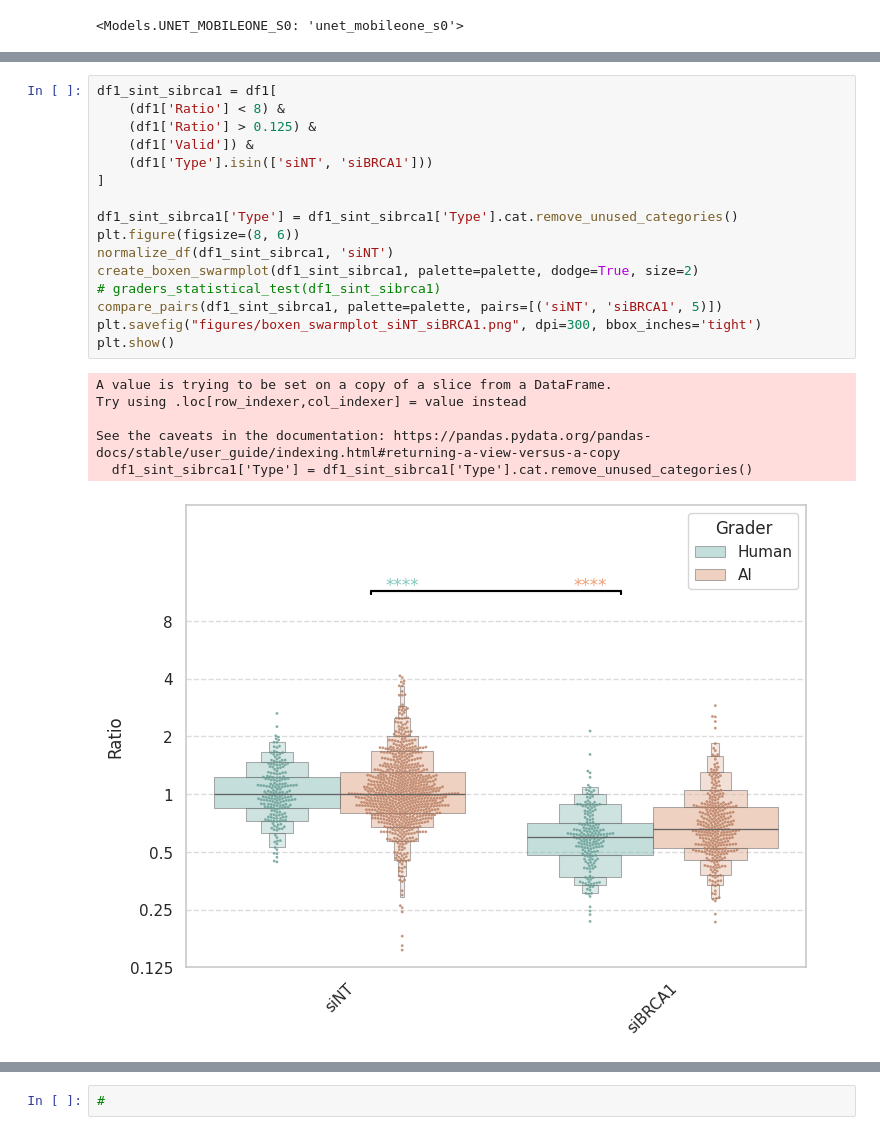
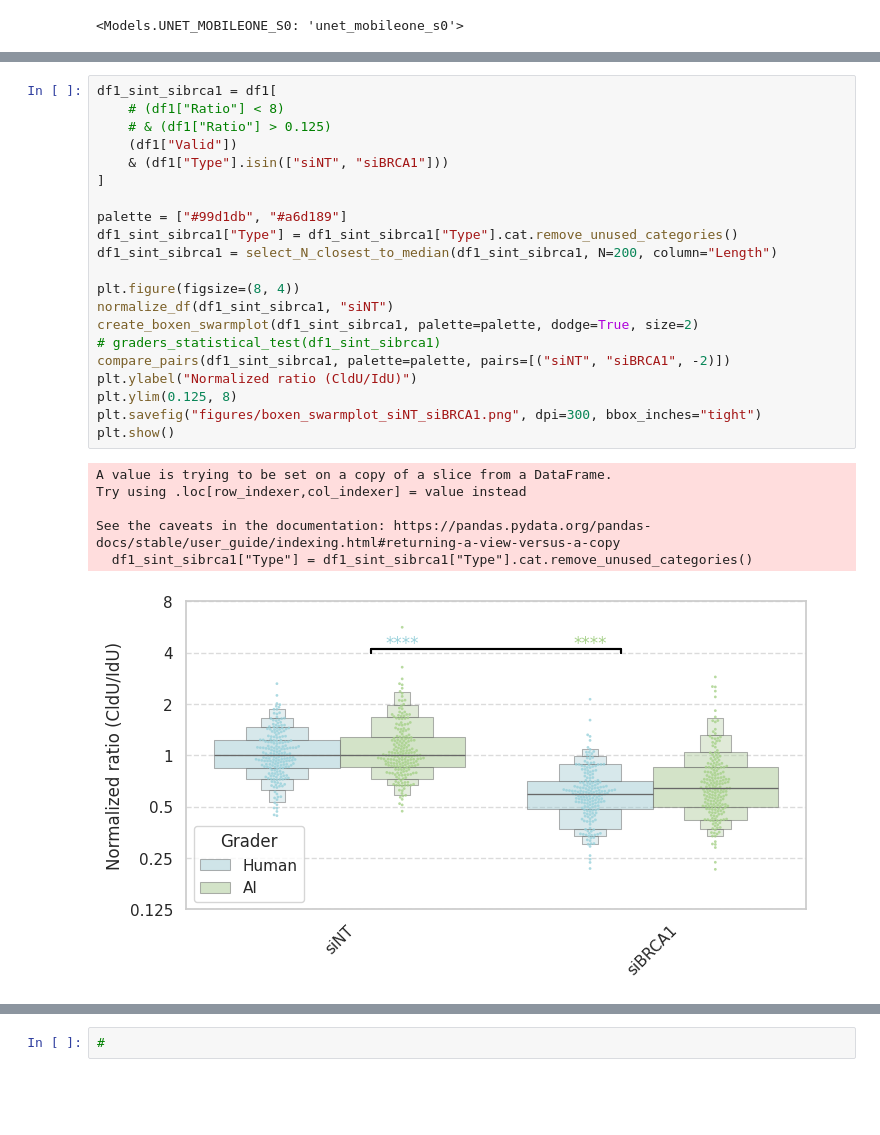
Before and after one commit to ClementPla/DeepFiberQ, a Jupyter notebook: notebook/zeiss_experiments/analyse.ipynb, the cells around one changed output, grey strips where cells are left out. Drawn from its saved outputs; the diff is of its cells as text; blank space fills up the shorter version.

```diff
--- a/notebook/zeiss_experiments/analyse.ipynb
+++ b/notebook/zeiss_experiments/analyse.ipynb
@@ -174,24 +334,29 @@ df.groupby(['Type', 'Grader'])['Ratio'].median().unstack()
 # %%
 df1_sint_sibrca1 = df1[
-	(df1['Ratio'] < 8) &
-	(df1['Ratio'] > 0.125) &
-	(df1['Valid']) &
-	(df1['Type'].isin(['siNT', 'siBRCA1']))
+    # (df1["Ratio"] < 8)
+    # & (df1["Ratio"] > 0.125)
+    (df1["Valid"])
+    & (df1["Type"].isin(["siNT", "siBRCA1"]))
 ]
 
-df1_sint_sibrca1['Type'] = df1_sint_sibrca1['Type'].cat.remove_unused_categories()
-plt.figure(figsize=(8, 6))
-normalize_df(df1_sint_sibrca1, 'siNT')
+palette = ["#99d1db", "#a6d189"]
+df1_sint_sibrca1["Type"] = df1_sint_sibrca1["Type"].cat.remove_unused_categories()
+df1_sint_sibrca1 = select_N_closest_to_median(df1_sint_sibrca1, N=200, column="Length")
+
+plt.figure(figsize=(8, 4))
+normalize_df(df1_sint_sibrca1, "siNT")
 create_boxen_swarmplot(df1_sint_sibrca1, palette=palette, dodge=True, size=2)
 # graders_statistical_test(df1_sint_sibrca1)
-compare_pairs(df1_sint_sibrca1, palette=palette, pairs=[('siNT', 'siBRCA1', 5)])
-plt.savefig("figures/boxen_swarmplot_siNT_siBRCA1.png", dpi=300, bbox_inches='tight')
+compare_pairs(df1_sint_sibrca1, palette=palette, pairs=[("siNT", "siBRCA1", -2)])
+plt.ylabel("Normalized ratio (CldU/IdU)")
+plt.ylim(0.125, 8)
+plt.savefig("figures/boxen_swarmplot_siNT_siBRCA1.png", dpi=300, bbox_inches="tight")
 plt.show()
 # %% [output]
 A value is trying to be set on a copy of a slice from a DataFrame.
 Try using .loc[row_indexer,col_indexer] = value instead
 
 See the caveats in the documentation: https://pandas.pydata.org/pandas-docs/stable/user_guide/indexing.html#returning-a-view-versus-a-copy
-  df1_sint_sibrca1['Type'] = df1_sint_sibrca1['Type'].cat.remove_unused_categories()
+  df1_sint_sibrca1["Type"] = df1_sint_sibrca1["Type"].cat.remove_unused_categories()
-[figure, old version]
+[figure, new version]
 # %%
```
Also changed, not shown: parts of 11 cells of this notebook, 40 other files.
